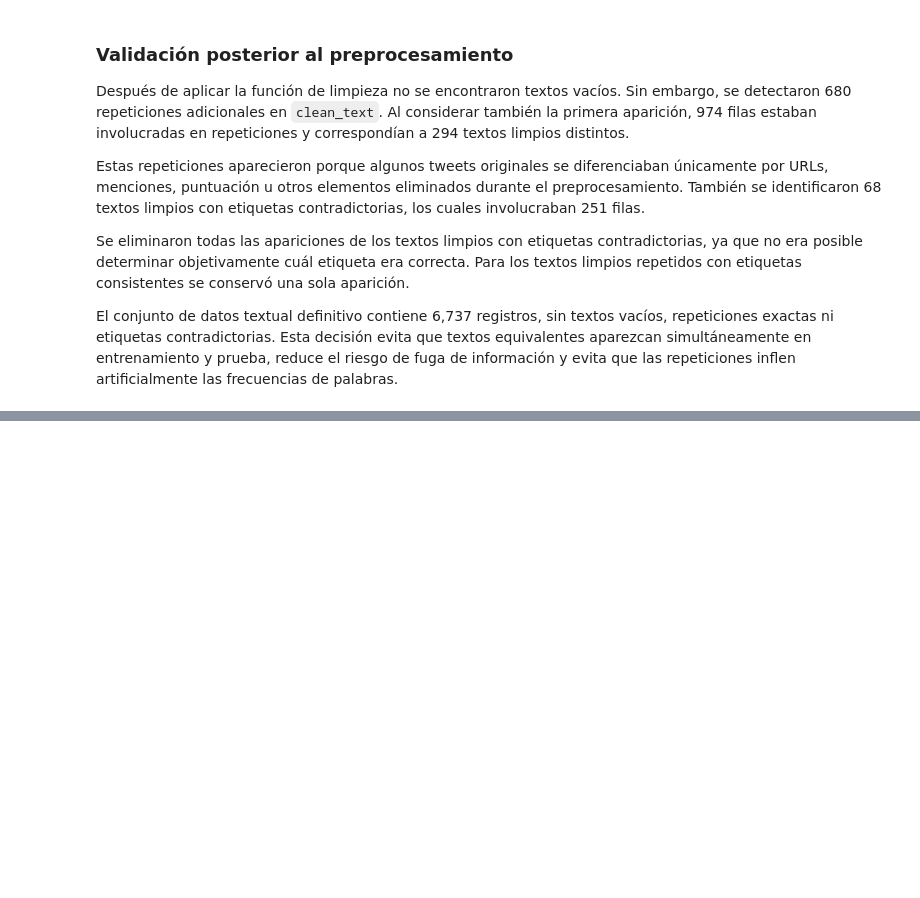
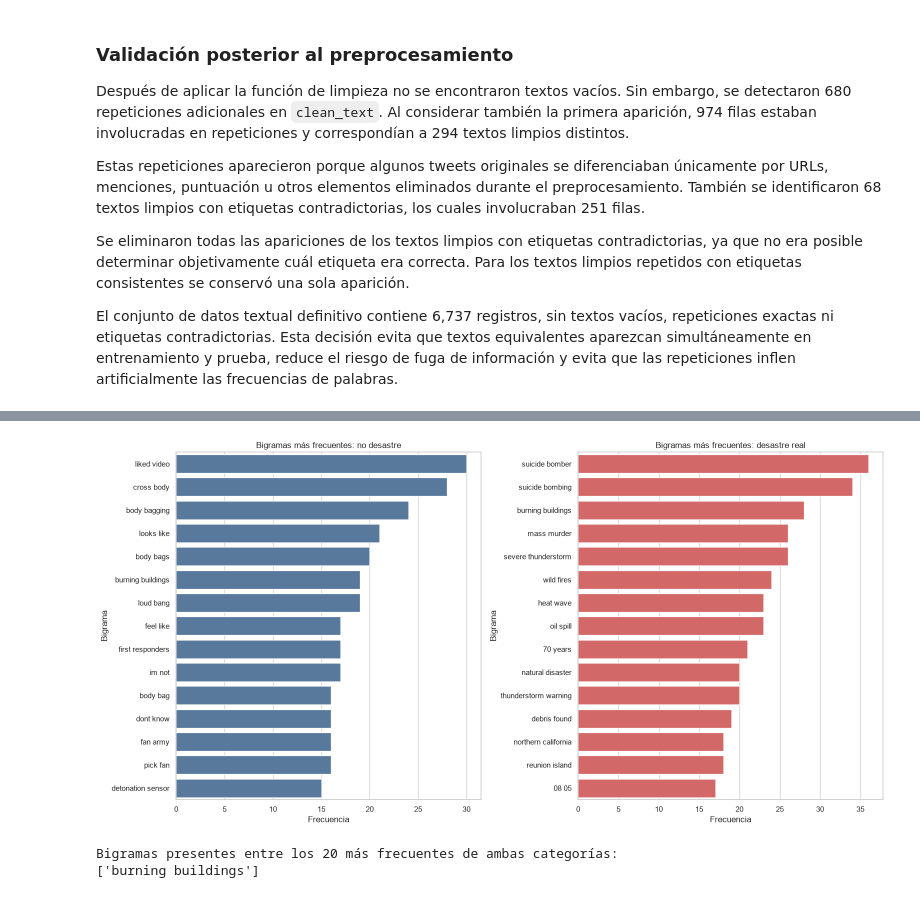
Before and after one commit to tismajo/CC3084-Laboratorio5, a Jupyter notebook: Laboratorio5.ipynb, the cells around one changed output, grey strips where cells are left out. Cells and saved outputs as stored; diff of their text form; code cells hidden in the pictures; blank space fills up the shorter version.

```diff
--- a/Laboratorio5.ipynb
+++ b/Laboratorio5.ipynb
@@ -876,0 +1180,51 @@ El conjunto de datos textual definitivo contiene 6,737 registros, sin textos vac
+# %%
+fig, axes = plt.subplots(1, 2, figsize=(16, 8))
+
+sns.barplot(
+    data=bigrams_not_disaster.head(15),
+    x="frecuencia",
+    y="ngram",
+    color="#4C78A8",
+    ax=axes[0]
+)
+
+axes[0].set_title(
+    "Bigramas más frecuentes: no desastre"
+)
+axes[0].set_xlabel("Frecuencia")
+axes[0].set_ylabel("Bigrama")
+
+sns.barplot(
+    data=bigrams_disaster.head(15),
+    x="frecuencia",
+    y="ngram",
+    color="#E45756",
+    ax=axes[1]
+)
+
+axes[1].set_title(
+    "Bigramas más frecuentes: desastre real"
+)
+axes[1].set_xlabel("Frecuencia")
+axes[1].set_ylabel("Bigrama")
+
+plt.tight_layout()
+plt.show()
+# %% [output]
+[figure, added]
+# %%
+shared_bigrams = set(
+    bigrams_not_disaster["ngram"]
+).intersection(
+    set(bigrams_disaster["ngram"])
+)
+
+print(
+    "Bigramas presentes entre los 20 más frecuentes "
+    "de ambas categorías:"
+)
+
+print(sorted(shared_bigrams))
+# %% [output]
+Bigramas presentes entre los 20 más frecuentes de ambas categorías:
+['burning buildings']
```
Also changed, not shown: parts of 10 cells of this notebook.
